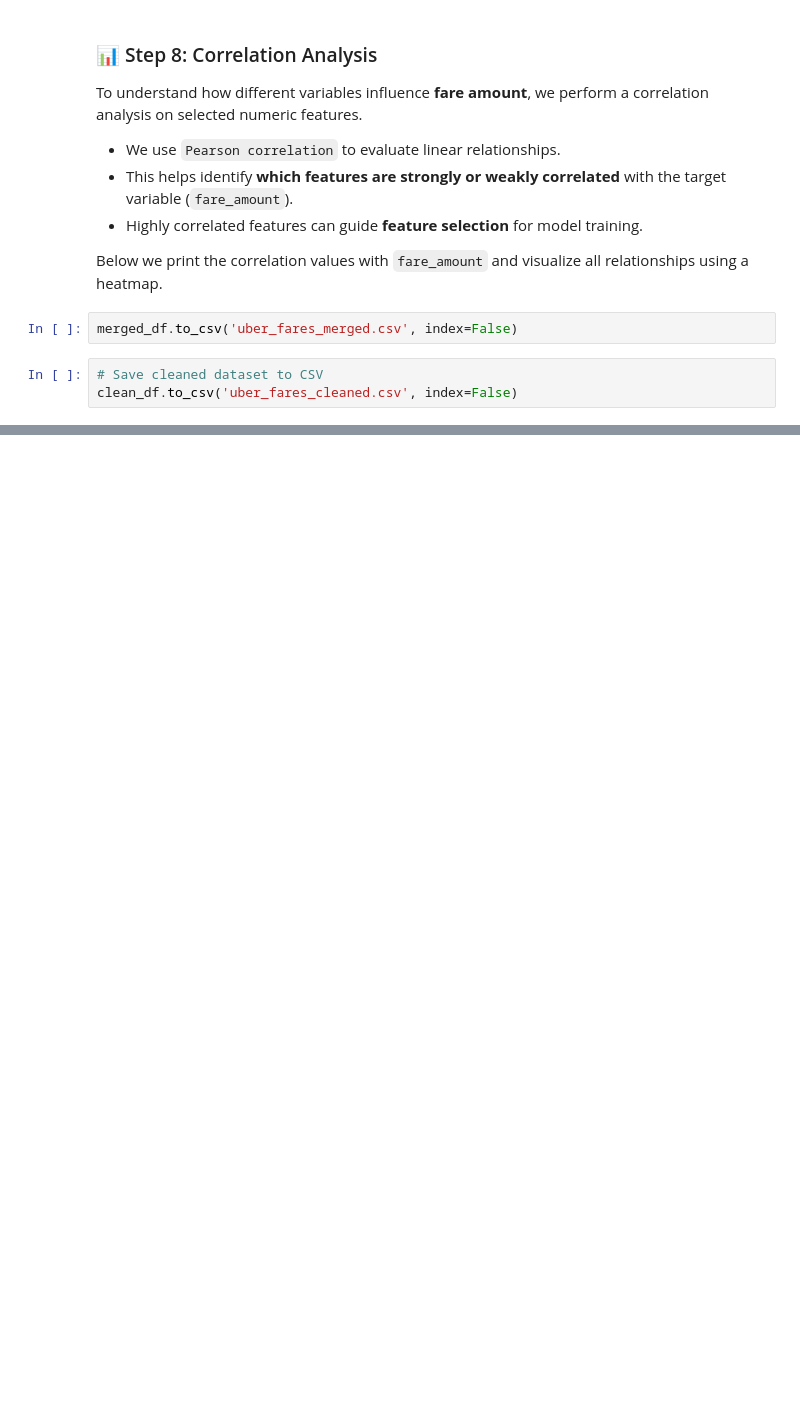
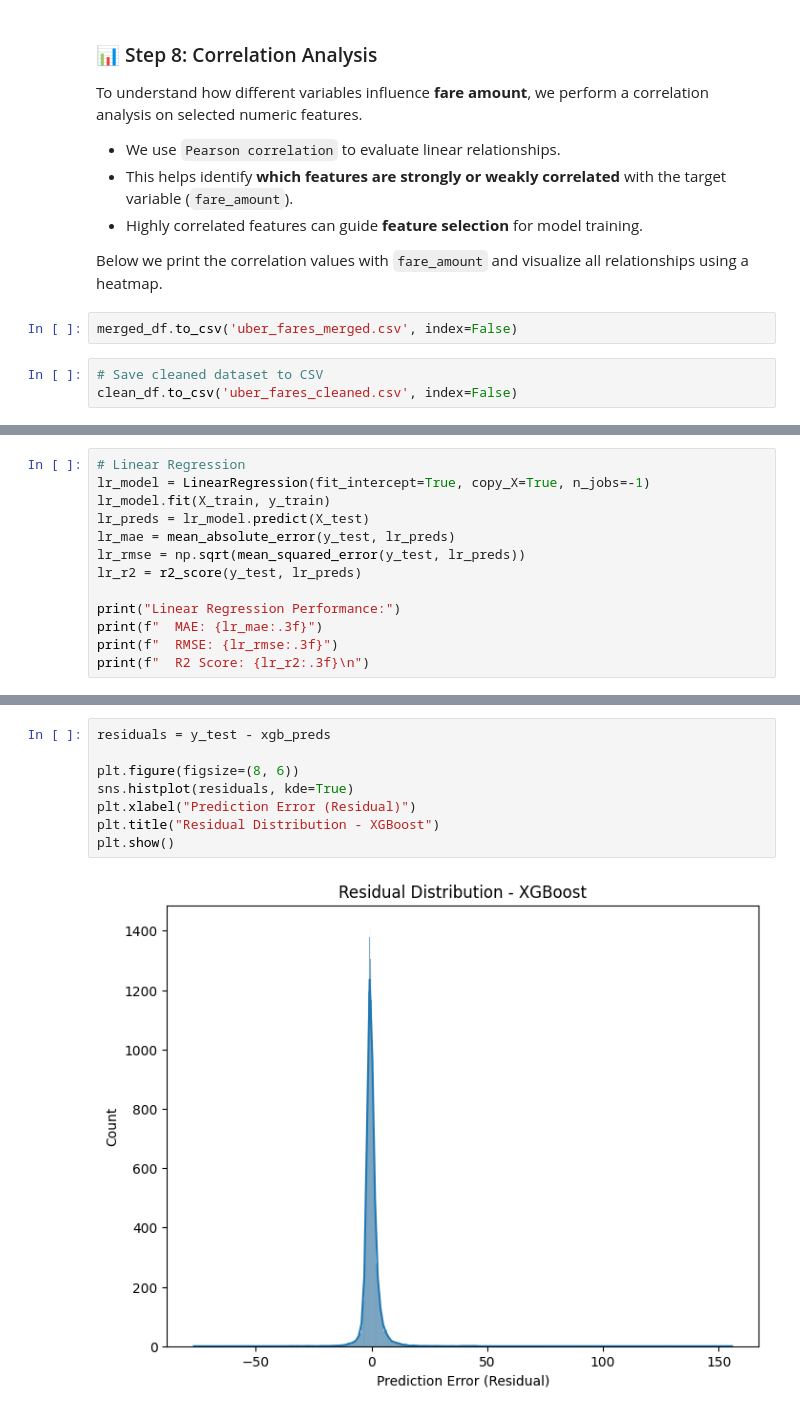
Before and after one commit to Nibras-pendulum/Nibras_Uber_Fare_Price, a Jupyter notebook: Uber_Fares_Prediction.ipynb, the cells around one changed output, grey strips where cells are left out. Saved outputs shown, nothing was run; the diff lists cells and outputs as text; blank space fills up the shorter version.

```diff
--- a/Uber_Fares_Prediction.ipynb
+++ b/Uber_Fares_Prediction.ipynb
@@ -379,0 +423,13 @@ clean_df.to_csv('uber_fares_cleaned.csv', index=False)
+# %%
+# Linear Regression
+lr_model = LinearRegression(fit_intercept=True, copy_X=True, n_jobs=-1)
+lr_model.fit(X_train, y_train)
+lr_preds = lr_model.predict(X_test)
+lr_mae = mean_absolute_error(y_test, lr_preds)
+lr_rmse = np.sqrt(mean_squared_error(y_test, lr_preds))
+lr_r2 = r2_score(y_test, lr_preds)
+
+print("Linear Regression Performance:")
+print(f"  MAE: {lr_mae:.3f}")
+print(f"  RMSE: {lr_rmse:.3f}")
+print(f"  R2 Score: {lr_r2:.3f}\n")
@@ -379,0 +557,10 @@ clean_df.to_csv('uber_fares_cleaned.csv', index=False)
+# %%
+residuals = y_test - xgb_preds
+
+plt.figure(figsize=(8, 6))
+sns.histplot(residuals, kde=True)
+plt.xlabel("Prediction Error (Residual)")
+plt.title("Residual Distribution - XGBoost")
+plt.show()
+# %% [output]
+[figure, added]
```
Also changed, not shown: parts of 11 cells of this notebook.
